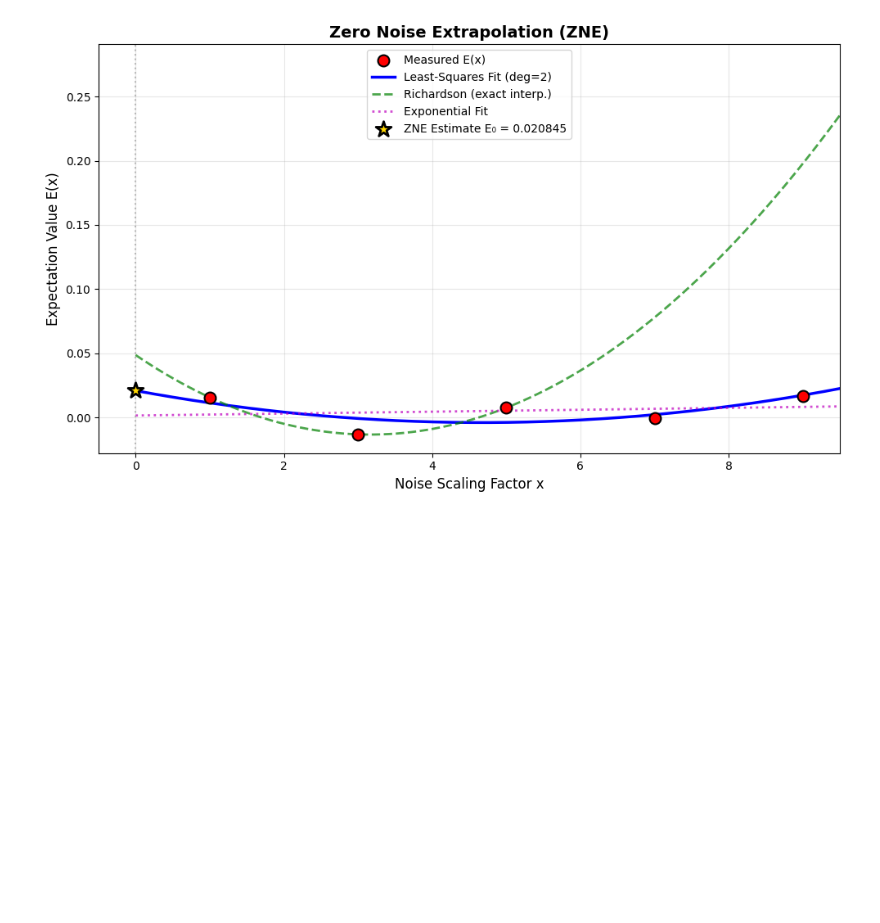
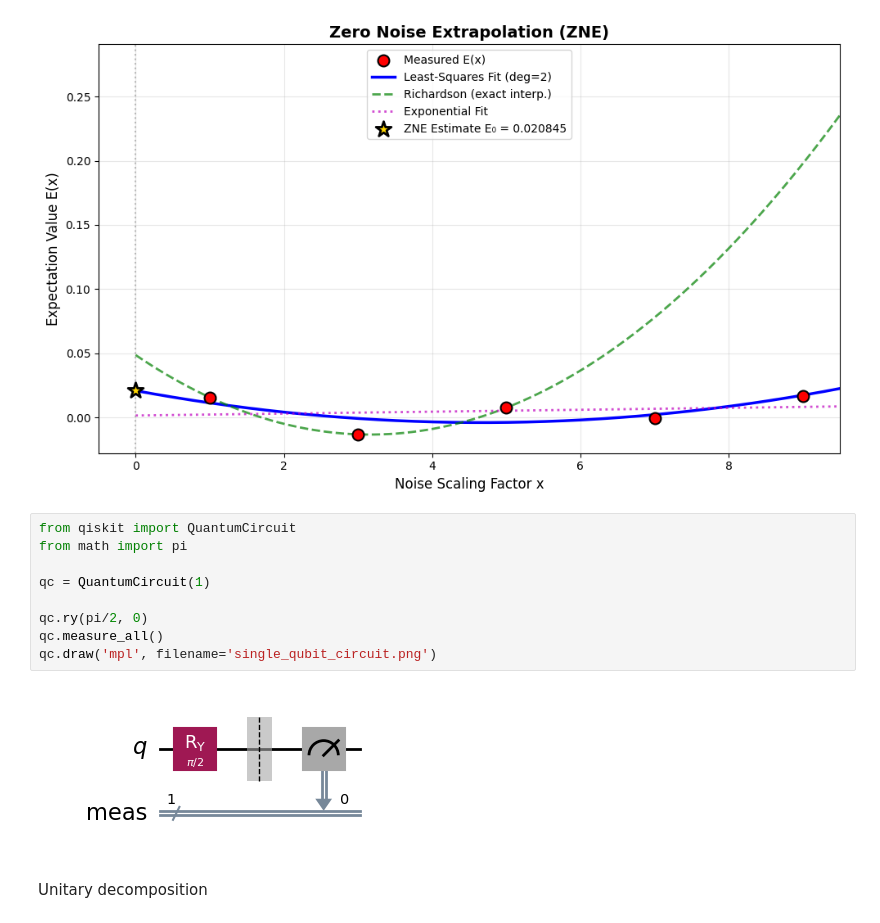
Before and after one commit to pratikadamas/Quantam, a Jupyter notebook: 01.ipynb, the cells around one changed output. Cells and saved outputs as stored; diff of their text form; blank space fills up the shorter version.

```diff
--- a/01.ipynb
+++ b/01.ipynb
@@ -430,3 +430,16 @@ E₀ (Richardson):            0.048615
 E₀ (Exponential):           0.0015025005388267232
 ============================================================
 [figure]
+# %%
+from qiskit import QuantumCircuit
+from math import pi
+
+qc = QuantumCircuit(1)
+
+qc.ry(pi/2, 0)
+qc.measure_all()
+qc.draw('mpl', filename='single_qubit_circuit.png')
+# %% [output]
+[figure, added]
+# %% [markdown]
+Unitary decomposition
```
Also changed, not shown: parts of 31 cells of this notebook, 8 other files.
